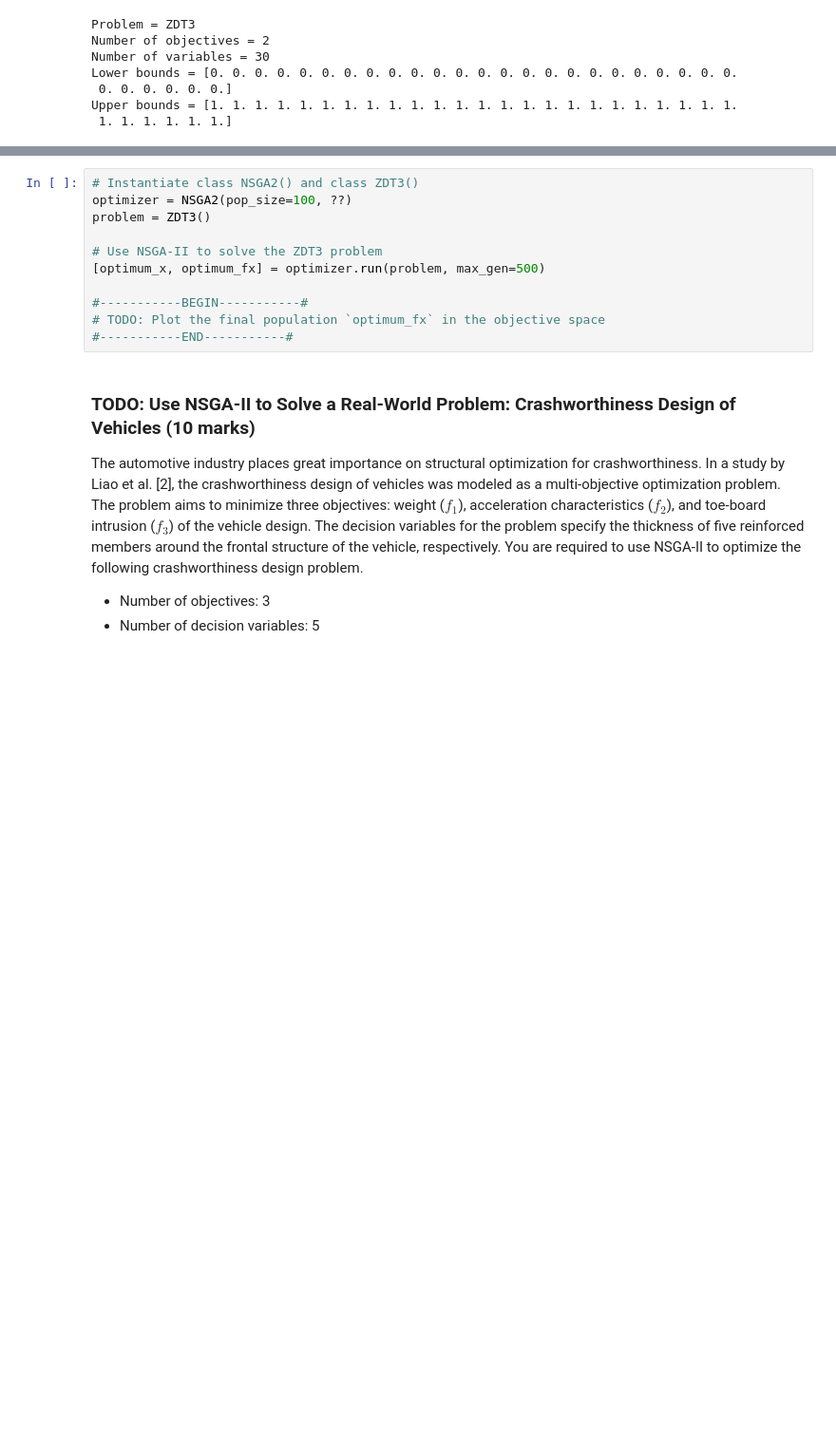
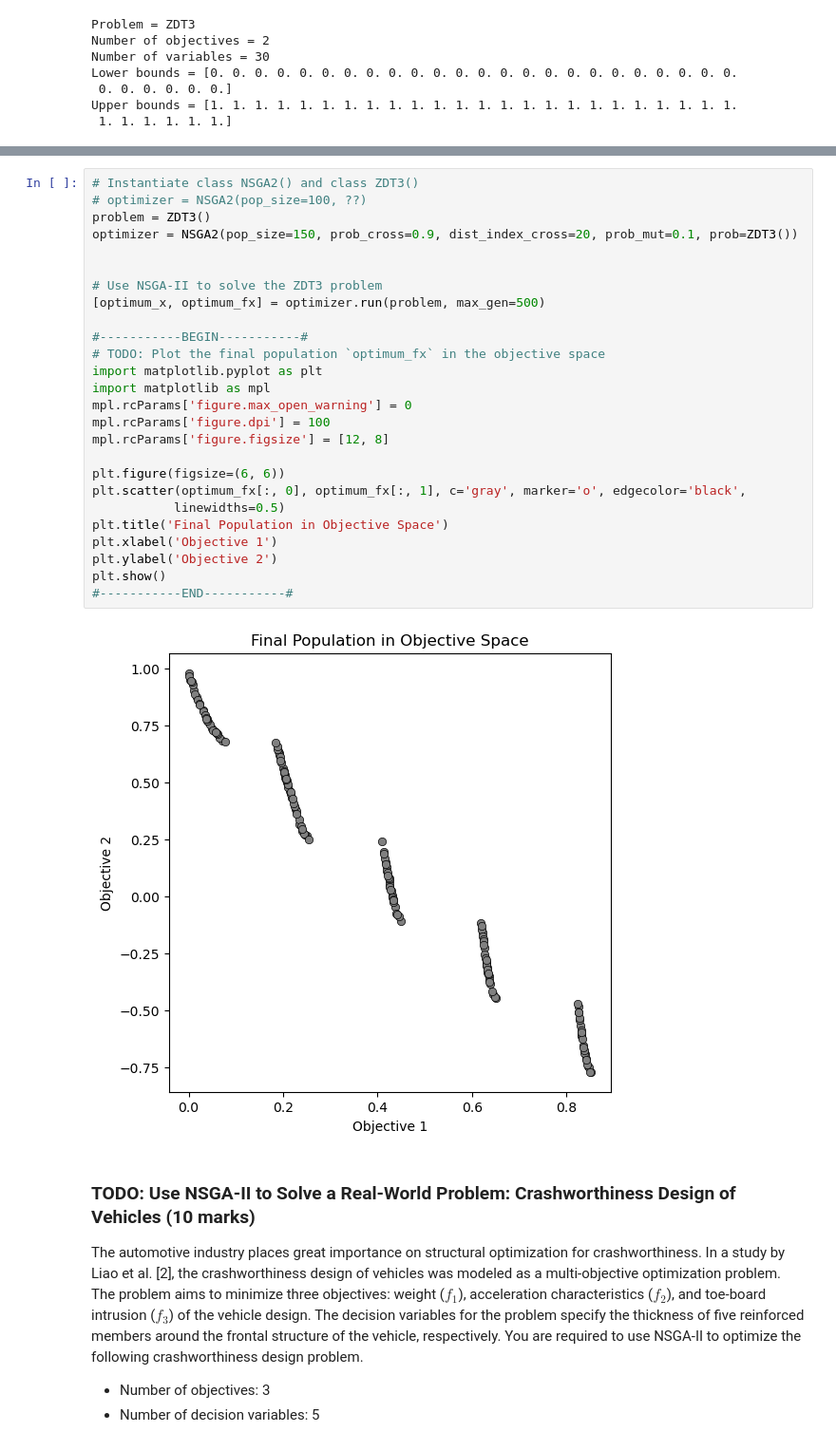
Before and after one commit to yiichu03/ceg5302, a Jupyter notebook: CEG5302_Group_Project.ipynb, the cells around one changed output, grey strips where cells are left out. Shown: that part at 95% size. Cells and saved outputs as stored; diff of their text form; blank space fills up the shorter version.

```diff
--- a/CEG5302_Group_Project.ipynb
+++ b/CEG5302_Group_Project.ipynb
@@ -207,15 +337,32 @@ class NSGA2():
         return population_x, population_fx
 # %%
 # Instantiate class NSGA2() and class ZDT3()
-optimizer = NSGA2(pop_size=100, ??)
+# optimizer = NSGA2(pop_size=100, ??)
 problem = ZDT3()
+optimizer = NSGA2(pop_size=150, prob_cross=0.9, dist_index_cross=20, prob_mut=0.1, prob=ZDT3())
+
 
 # Use NSGA-II to solve the ZDT3 problem
 [optimum_x, optimum_fx] = optimizer.run(problem, max_gen=500)
 
 #-----------BEGIN-----------#
 # TODO: Plot the final population `optimum_fx` in the objective space
+import matplotlib.pyplot as plt
+import matplotlib as mpl
+mpl.rcParams['figure.max_open_warning'] = 0
+mpl.rcParams['figure.dpi'] = 100
+mpl.rcParams['figure.figsize'] = [12, 8]
+
+plt.figure(figsize=(6, 6))
+plt.scatter(optimum_fx[:, 0], optimum_fx[:, 1], c='gray', marker='o', edgecolor='black',
+           linewidths=0.5)
+plt.title('Final Population in Objective Space')
+plt.xlabel('Objective 1')
+plt.ylabel('Objective 2')
+plt.show()
 #-----------END-----------#
+# %% [output]
+[figure, added]
 # %% [markdown]
 ### TODO: Use NSGA-II to Solve a Real-World Problem: Crashworthiness Design of Vehicles (10 marks)
 
```
Also changed, not shown: parts of 10 cells of this notebook.
